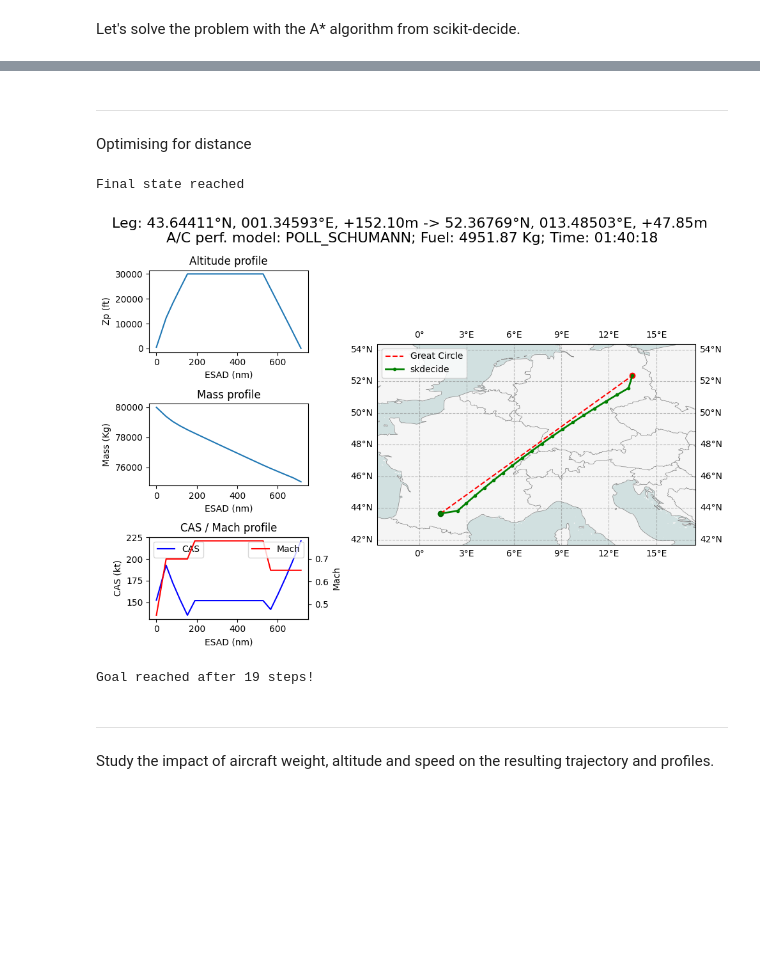
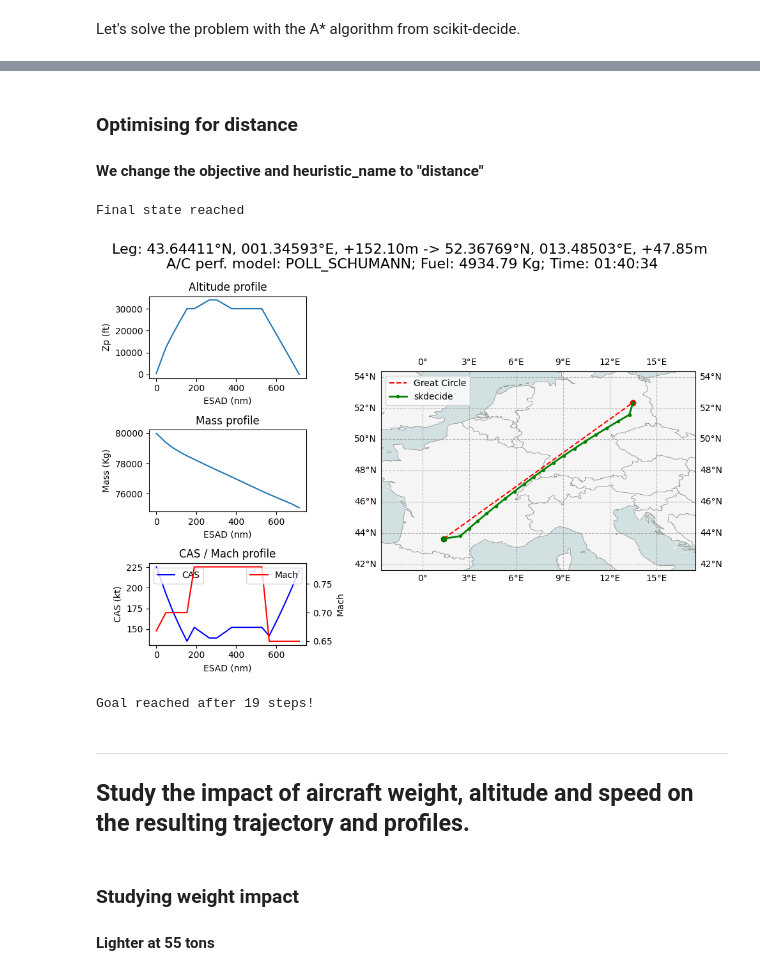
Before and after one commit to C-W-Evans/planning, a Jupyter notebook: planning_tp_2.ipynb, the cells around one changed output, grey strips where cells are left out. Drawn from its saved outputs; the diff is of its cells as text; code cells hidden in the pictures; blank space fills up the shorter version.

```diff
--- a/planning_tp_2.ipynb
+++ b/planning_tp_2.ipynb
@@ -154,3 +142,4 @@ Goal reached after 19 steps!
 # %% [markdown]
-***
-Optimising for distance
+### Optimising for distance
+
+#### We change the objective and heuristic_name to "distance"
@@ -176,16 +146,40 @@ domain = domain_factory()
-# %%
-with Astar(
-    domain_factory=domain_factory,
-    heuristic=lambda d, s: d.heuristic(s),
-    parallel=False,
-) as solver:
-    solver.solve()
-    domain.custom_rollout(solver=solver, make_img=True)
-# %% [output]
-Final state reached
-[figure, removed]
-Goal reached after 19 steps!
+# %%
+domain_factory = lambda: FlightPlanningDomain(
+    aircraft_state=acState,
+    mach_cruise=0.78,
+    mach_climb=0.7,
+    mach_descent=0.65,
+    nb_forward_points=20,
+    nb_lateral_points=10,
+    nb_climb_descent_steps=5,
+    flight_levels_ft=list(np.arange(30_000, 38_000 + 2_000, 2_000)),
+    graph_width="medium",
+    origin="LFBO",
+    destination="EDDB",
+    objective="distance",
+    heuristic_name="distance",
+    weather_date=weather_date,
+)
+
+domain = domain_factory()
+
+
+with Astar(
+    domain_factory=domain_factory,
+    heuristic=lambda d, s: d.heuristic(s),
+    parallel=False,
+) as solver:
+    solver.solve()
+    domain.custom_rollout(solver=solver, make_img=True)
+# %% [output]
+Final state reached
+[figure, added]
+Goal reached after 19 steps!
 # %% [markdown]
 ***
-Study the impact of aircraft weight, altitude and speed on the resulting trajectory and profiles.
+## Study the impact of aircraft weight, altitude and speed on the resulting trajectory and profiles.
+# %% [markdown]
+### Studying weight impact
+
+#### Lighter at 55 tons
 # %%
```
Also changed, not shown: parts of 32 cells of this notebook.
